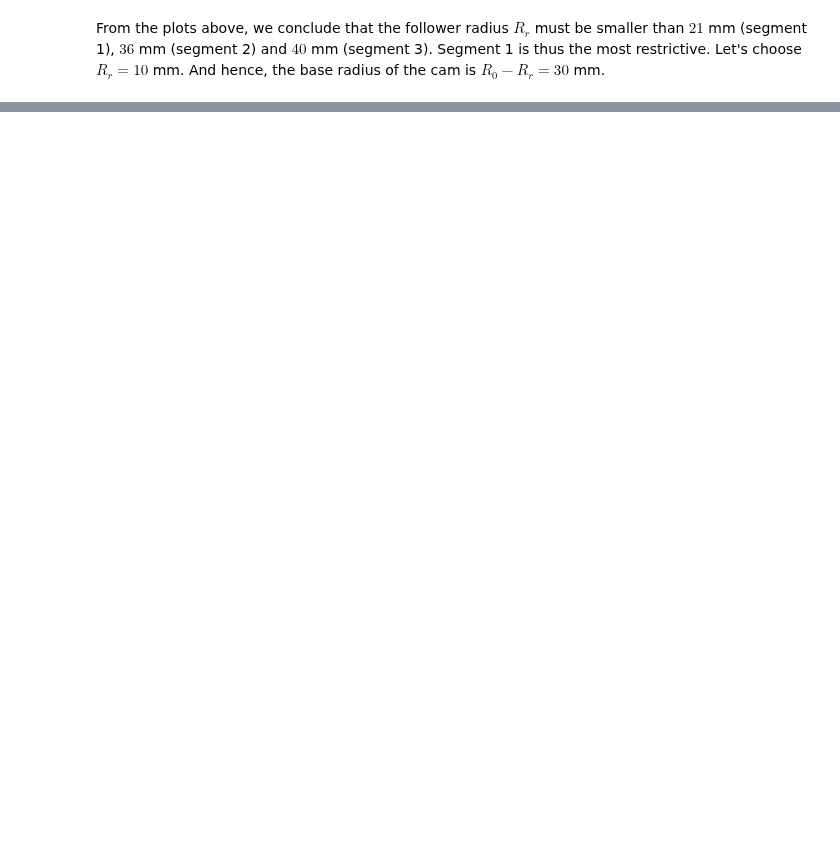
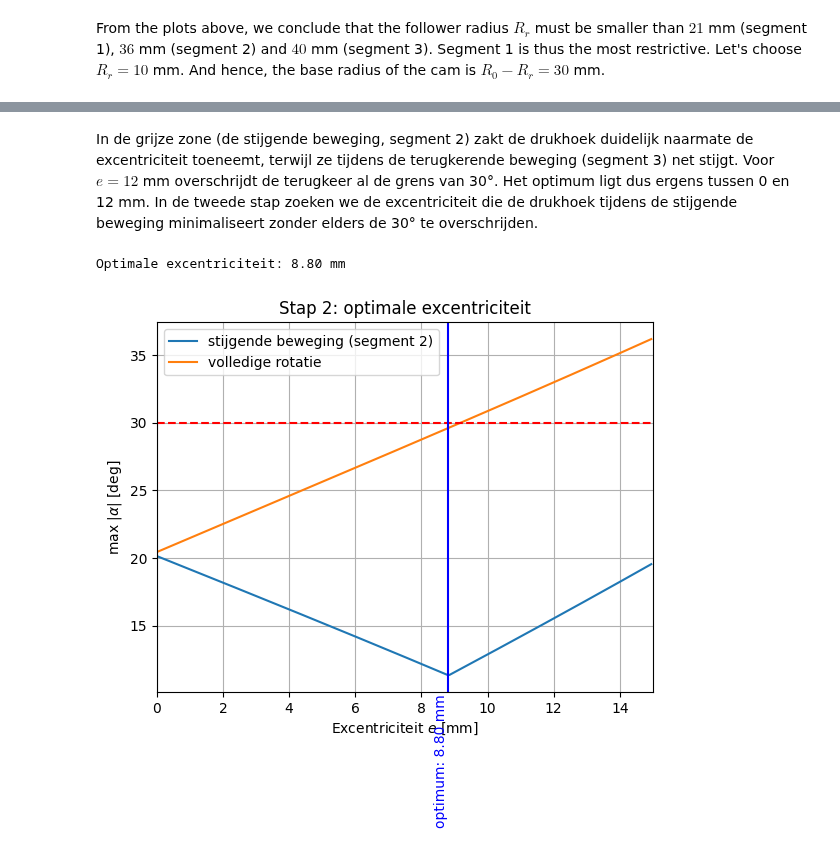
Before and after one commit to colincools/beweging, a Jupyter notebook: Algoritme-nok-ontwerp-2.ipynb, the cells around one changed output, grey strips where cells are left out. Drawn from its saved outputs; the diff is of its cells as text; code cells hidden in the pictures; blank space fills up the shorter version.

```diff
--- a/Algoritme-nok-ontwerp-2.ipynb
+++ b/Algoritme-nok-ontwerp-2.ipynb
@@ -582,0 +756,37 @@ plotCamContour(base_radius,follower_radius,exc,theta,lift,pressure_angle,dtheta)
+# %% [markdown]
+In de grijze zone (de stijgende beweging, segment 2) zakt de drukhoek duidelijk naarmate de excentriciteit toeneemt, terwijl ze tijdens de terugkerende beweging (segment 3) net stijgt. Voor $e = 12$ mm overschrijdt de terugkeer al de grens van 30°. Het optimum ligt dus ergens tussen 0 en 12 mm. In de tweede stap zoeken we de excentriciteit die de drukhoek tijdens de stijgende beweging minimaliseert zonder elders de 30° te overschrijden.
+# %%
+# Stap 2: zoek de optimale excentriciteit
+# criterium: minimaliseer de maximale drukhoek tijdens de stijgende beweging (segment 2,
+# met de hoogste dieptrekkracht), met de ontwerpregel |alpha| < 30 graden over de volledige rotatie.
+
+stijgen = (theta_deg >= startangle2) & (theta_deg < endangle2)  # segment 2
+
+exc_arr  = np.arange(0, 15, 0.05)
+alpha_stijgen = np.zeros_like(exc_arr)  # max drukhoek tijdens de stijgende beweging
+alpha_totaal  = np.zeros_like(exc_arr)  # max drukhoek over de volledige rotatie
+for i in range(len(exc_arr)):
+    alpha = calculatePressureAngle(vel, exc_arr[i], base_radius, follower_radius, lift)
+    alpha_stijgen[i] = np.max(np.abs(alpha[stijgen])) * 180 / np.pi
+    alpha_totaal[i]  = np.max(np.abs(alpha)) * 180 / np.pi
+
+toegelaten      = alpha_totaal <= 30
+exc_optimaal    = exc_arr[toegelaten][np.argmin(alpha_stijgen[toegelaten])]
+print('Optimale excentriciteit: %.2f mm' % exc_optimaal)
+
+plt.figure()
+plt.plot(exc_arr, alpha_stijgen, label='stijgende beweging (segment 2)')
+plt.plot(exc_arr, alpha_totaal,  label='volledige rotatie')
+plt.axhline(30, color='r', ls='--')
+plt.axvline(exc_optimaal, color='b')
+plt.text(exc_optimaal, 5, 'optimum: %.2f mm' % exc_optimaal, color='b', ha='right', va='center', rotation='vertical')
+plt.xlabel('Excentriciteit $e$ [mm]')
+plt.ylabel(r'max $|\alpha|$ [deg]')
+plt.xlim([0, 15])
+plt.grid()
+plt.legend()
+plt.title('Stap 2: optimale excentriciteit')
+plt.show()
+# %% [output]
+Optimale excentriciteit: 8.80 mm
+[figure, added]
```
Also changed, not shown: parts of 27 cells of this notebook.
